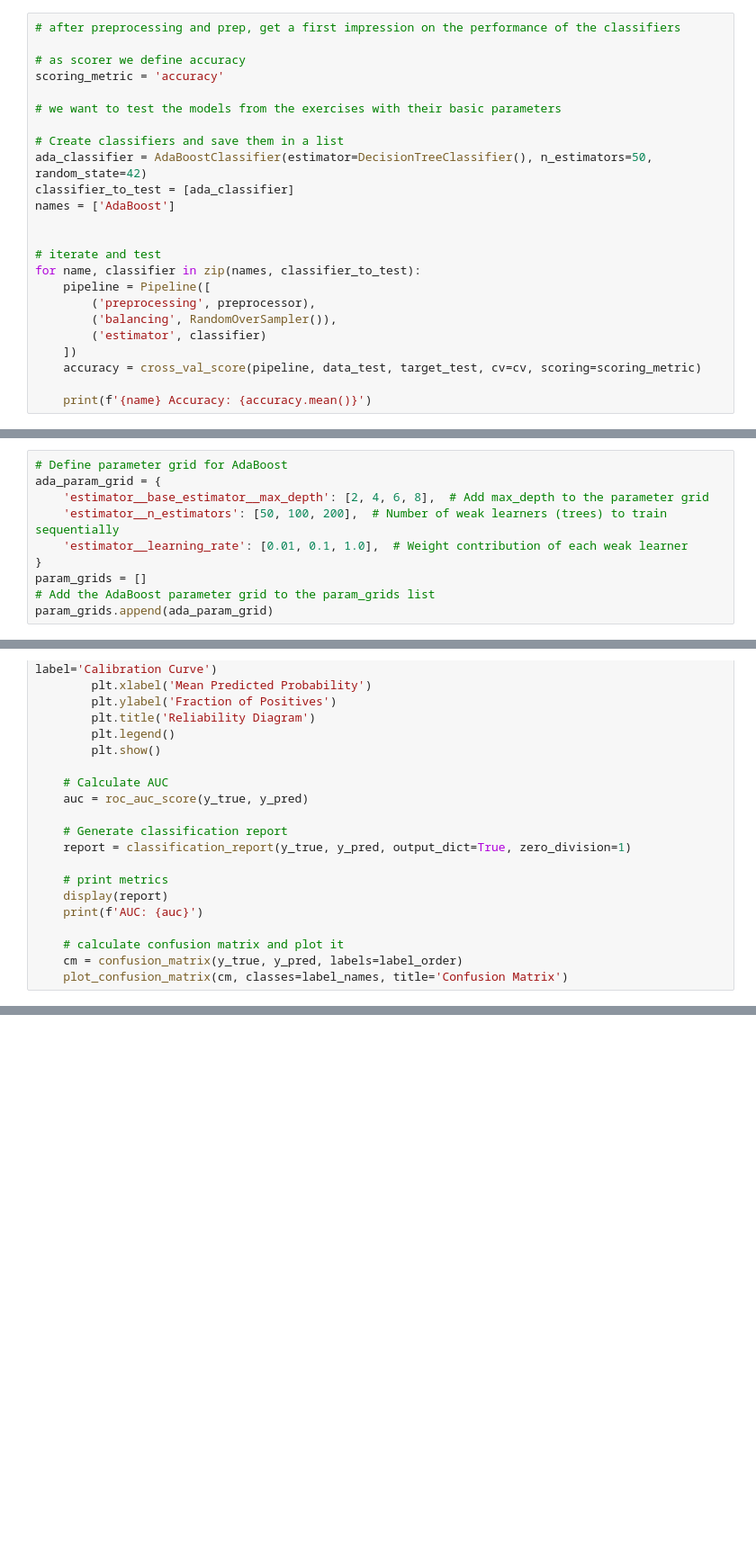
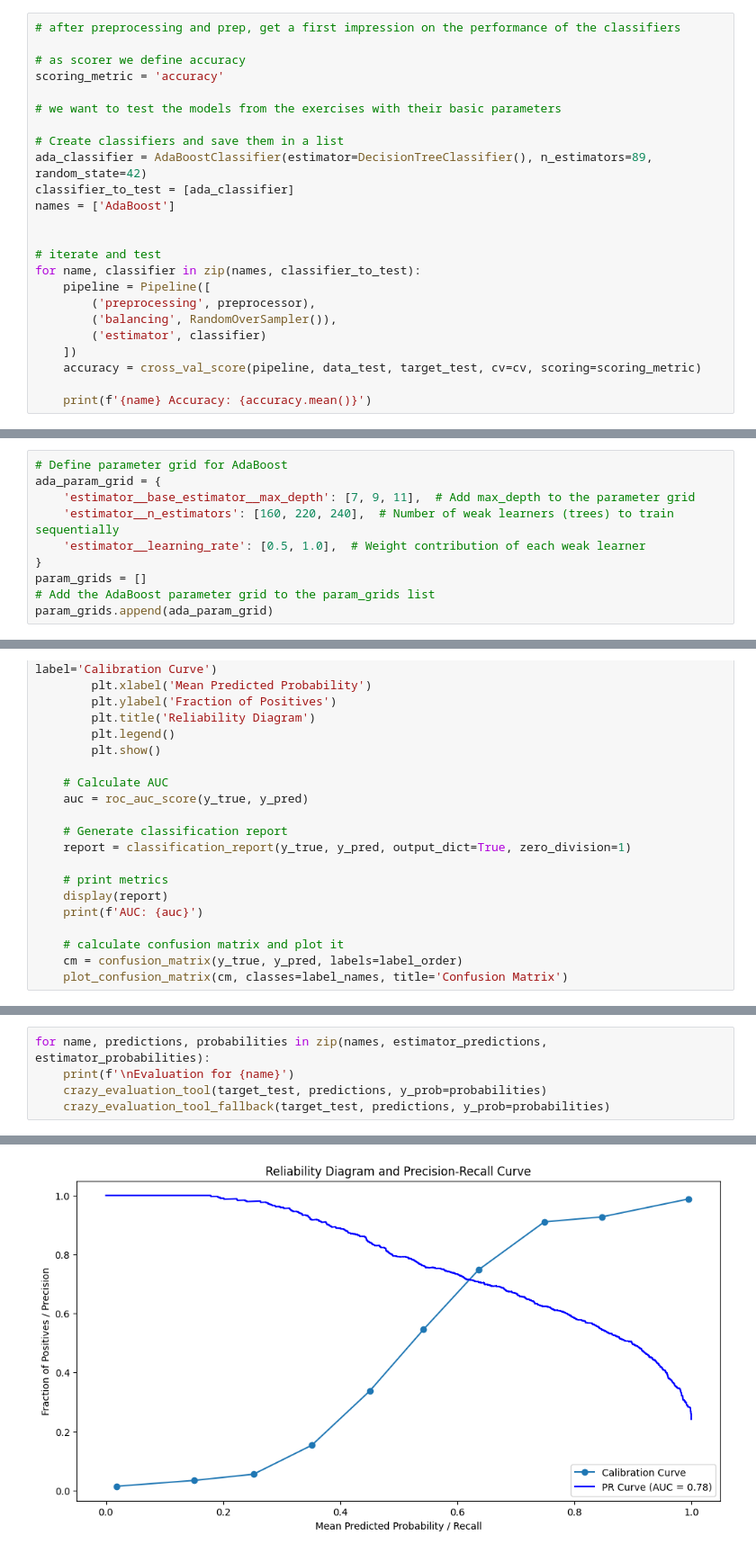
Before and after one commit to SamuelSonnenwald/GuteGruppeML, a Jupyter notebook: ML Group 2/ps_adaboost.ipynb, the cells around one changed output, grey strips where cells are left out. Shown at 90% size. Cells and saved outputs as stored; diff of their text form; blank space fills up the shorter version.

Commit message:
AdaBoost 2.0

```diff
--- a/ML Group 2/ps_adaboost.ipynb
+++ b/ML Group 2/ps_adaboost.ipynb
@@ -203,7 +203,7 @@ scoring_metric = 'accuracy'
 # we want to test the models from the exercises with their basic parameters
 
 # Create classifiers and save them in a list
-ada_classifier = AdaBoostClassifier(estimator=DecisionTreeClassifier(), n_estimators=50, random_state=42)
+ada_classifier = AdaBoostClassifier(estimator=DecisionTreeClassifier(), n_estimators=89, random_state=42)
 classifier_to_test = [ada_classifier]
 names = ['AdaBoost']
 
@@ -223,9 +223,9 @@ AdaBoost Accuracy: 0.814835128589334
 # %%
 # Define parameter grid for AdaBoost
 ada_param_grid = {
-    'estimator__base_estimator__max_depth': [2, 4, 6, 8],  # Add max_depth to the parameter grid
-    'estimator__n_estimators': [50, 100, 200],  # Number of weak learners (trees) to train sequentially
-    'estimator__learning_rate': [0.01, 0.1, 1.0],  # Weight contribution of each weak learner
+    'estimator__base_estimator__max_depth': [7, 9, 11],  # Add max_depth to the parameter grid
+    'estimator__n_estimators': [160, 220, 240],  # Number of weak learners (trees) to train sequentially
+    'estimator__learning_rate': [0.5, 1.0],  # Weight contribution of each weak learner
 }
 param_grids = []
 # Add the AdaBoost parameter grid to the param_grids list
@@ -365,0 +466,6 @@ AUC: 0.7614933915932398
+# %%
+for name, predictions, probabilities in zip(names, estimator_predictions, estimator_probabilities):
+    print(f'\nEvaluation for {name}')
+    crazy_evaluation_tool(target_test, predictions, y_prob=probabilities)
+    crazy_evaluation_tool_fallback(target_test, predictions, y_prob=probabilities)
+# %% [output]
@@ -365,0 +475 @@ AUC: 0.7614933915932398
+[figure, added]
```
Also changed, not shown: parts of 11 cells of this notebook.
